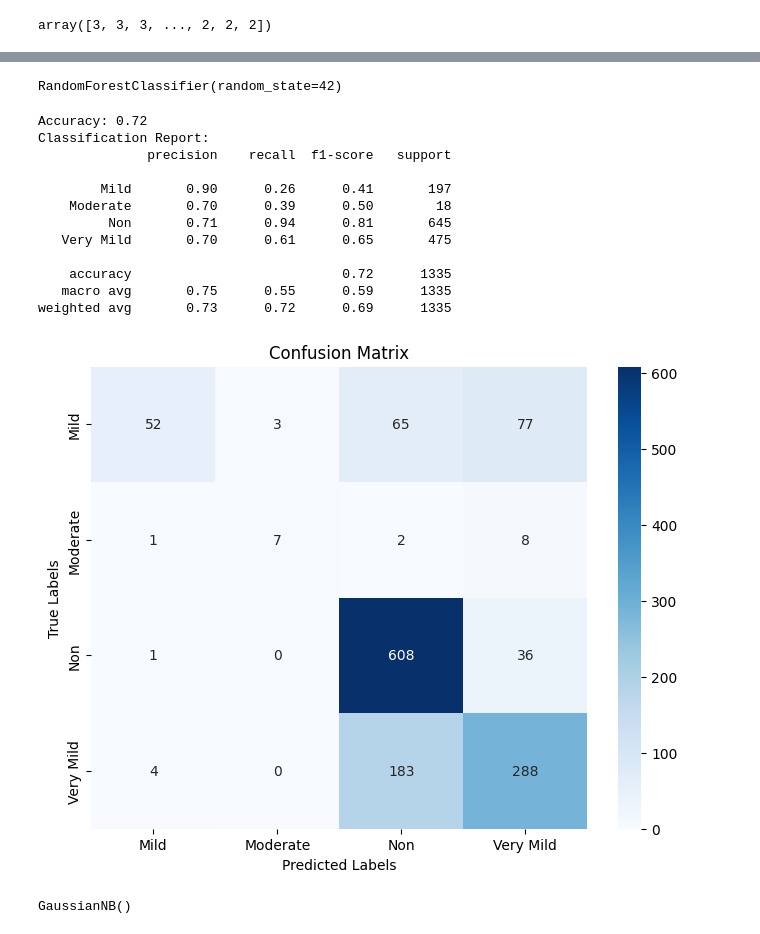
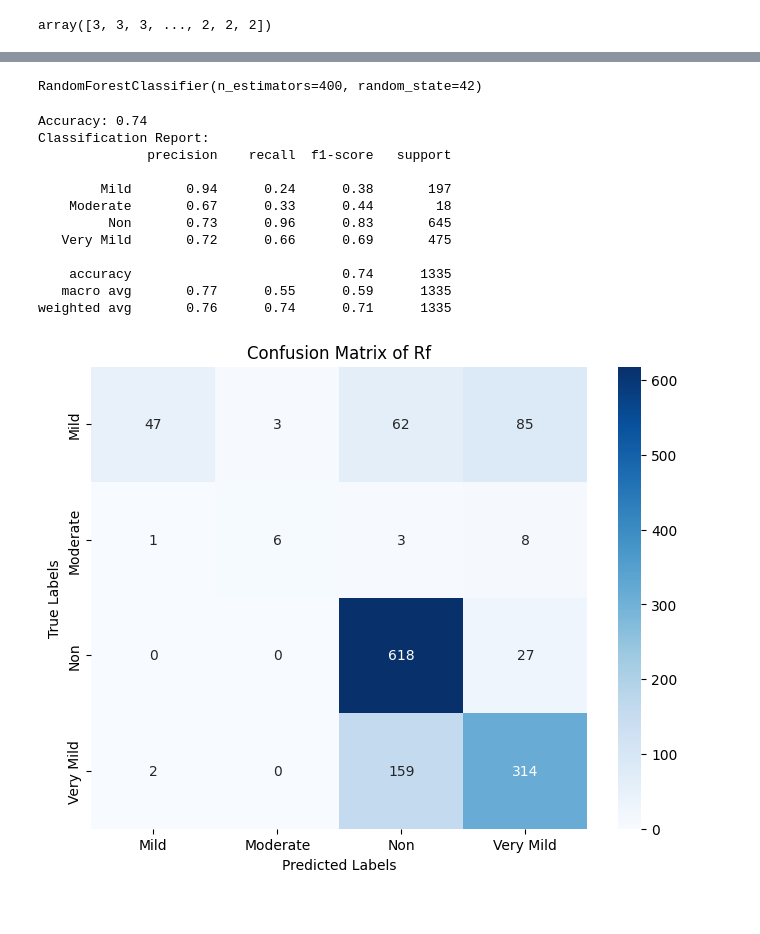
Before and after one commit to sai14karthik/Hybrid-Dementia-Model, a Jupyter notebook: model_building/classifiers.ipynb, the cells around one changed output, grey strips where cells are left out. Cells and saved outputs as stored; diff of their text form; code cells hidden in the pictures.

```diff
--- a/model_building/classifiers.ipynb
+++ b/model_building/classifiers.ipynb
@@ -77,39 +79,34 @@ weighted avg       0.79      0.75      0.76      1335
 # %%
-rf_model = RandomForestClassifier(n_estimators=100, random_state=42)
+rf_model = RandomForestClassifier(n_estimators=400, random_state=42)
 rf_model.fit(x_train, y_train)
 # %% [output]
-RandomForestClassifier(random_state=42)
+RandomForestClassifier(n_estimators=400, random_state=42)
 # %%
 y_pred = rf_model.predict(x_test)
 accuracy = accuracy_score(y_test, y_pred)
 print(f"Accuracy: {accuracy:.2f}")
 
 report = classification_report(y_test, y_pred, target_names=["Mild", "Moderate", "Non", "Very Mild"])
 print("Classification Report:")
 print(report)
 plt.figure(figsize=(8, 6))
 sns.heatmap(confusion_matrix(y_test, y_pred), annot=True, fmt='d', cmap='Blues', xticklabels=["Mild", "Moderate", "Non", "Very Mild"],
             yticklabels=["Mild", "Moderate", "Non", "Very Mild"])
 plt.xlabel('Predicted Labels')
 plt.ylabel('True Labels')
-plt.title('Confusion Matrix')
+plt.title('Confusion Matrix of Rf')
 plt.show()
 # %% [output]
-Accuracy: 0.72
+Accuracy: 0.74
 Classification Report:
               precision    recall  f1-score   support
 
-        Mild       0.90      0.26      0.41       197
-    Moderate       0.70      0.39      0.50        18
-         Non       0.71      0.94      0.81       645
-   Very Mild       0.70      0.61      0.65       475
+        Mild       0.94      0.24      0.38       197
+    Moderate       0.67      0.33      0.44        18
+         Non       0.73      0.96      0.83       645
+   Very Mild       0.72      0.66      0.69       475
 
-    accuracy                           0.72      1335
-   macro avg       0.75      0.55      0.59      1335
-weighted avg       0.73      0.72      0.69      1335
+    accuracy                           0.74      1335
+   macro avg       0.77      0.55      0.59      1335
+weighted avg       0.76      0.74      0.71      1335
-[figure, old version]
+[figure, new version]
-# %%
-nb_model = GaussianNB()
-nb_model.fit(x_train, y_train)
-# %% [output]
-GaussianNB()
```
Also changed, not shown: parts of 10 cells of this notebook, 2 other files.
